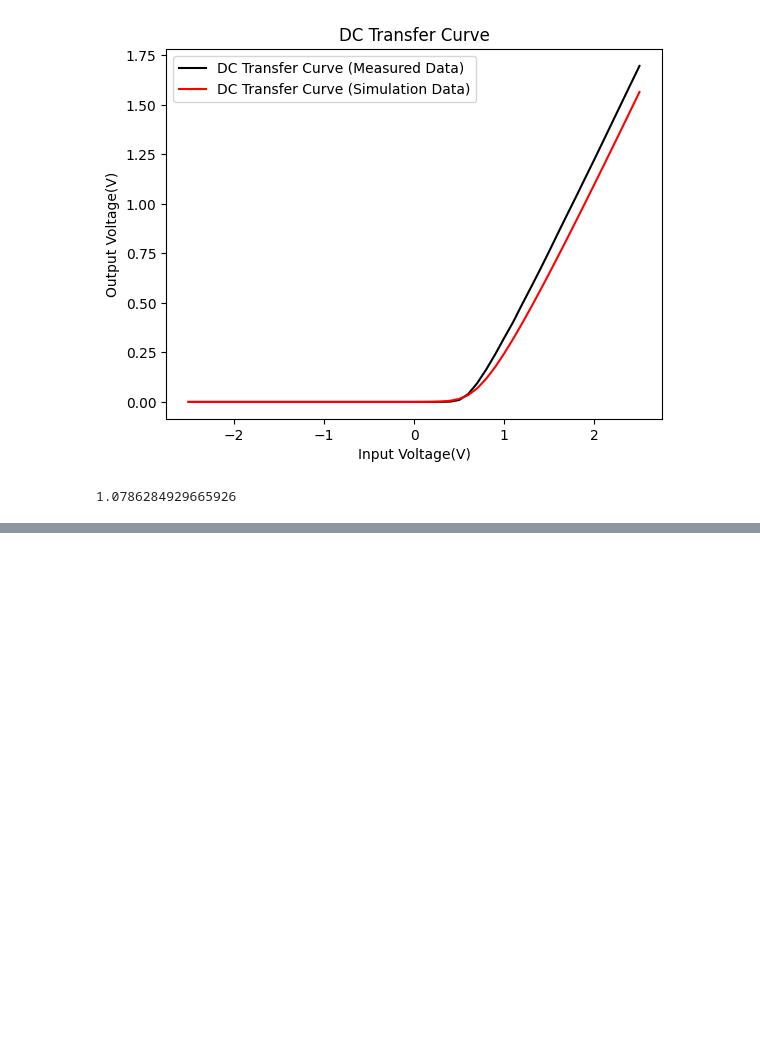
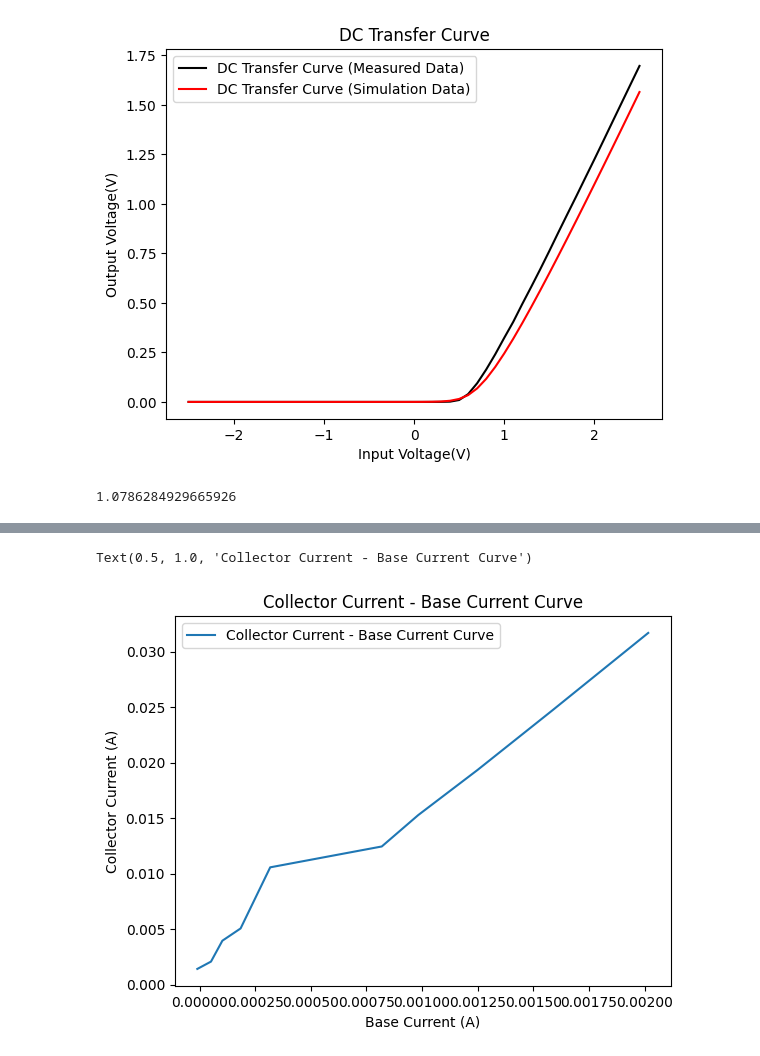
Before and after one commit to BrainConnection/Small_Project, a Jupyter notebook: IEC_LAB.ipynb, the cells around one changed output, grey strips where cells are left out. Saved outputs shown, nothing was run; the diff lists cells and outputs as text; code cells hidden in the pictures; blank space fills up the shorter version.

```diff
--- a/IEC_LAB.ipynb
+++ b/IEC_LAB.ipynb
@@ -566,0 +610,9 @@ MSE
+# %%
+plt.plot(ib, ic_trunc_2, label="Collector Current - Base Current Curve")
+plt.ylabel("Collector Current (A)")
+plt.xlabel("Base Current (A)")
+plt.legend()
+plt.title("Collector Current - Base Current Curve")
+# %% [output]
+Text(0.5, 1.0, 'Collector Current - Base Current Curve')
+[figure, added]
```
Also changed, not shown: parts of 25 cells of this notebook.
